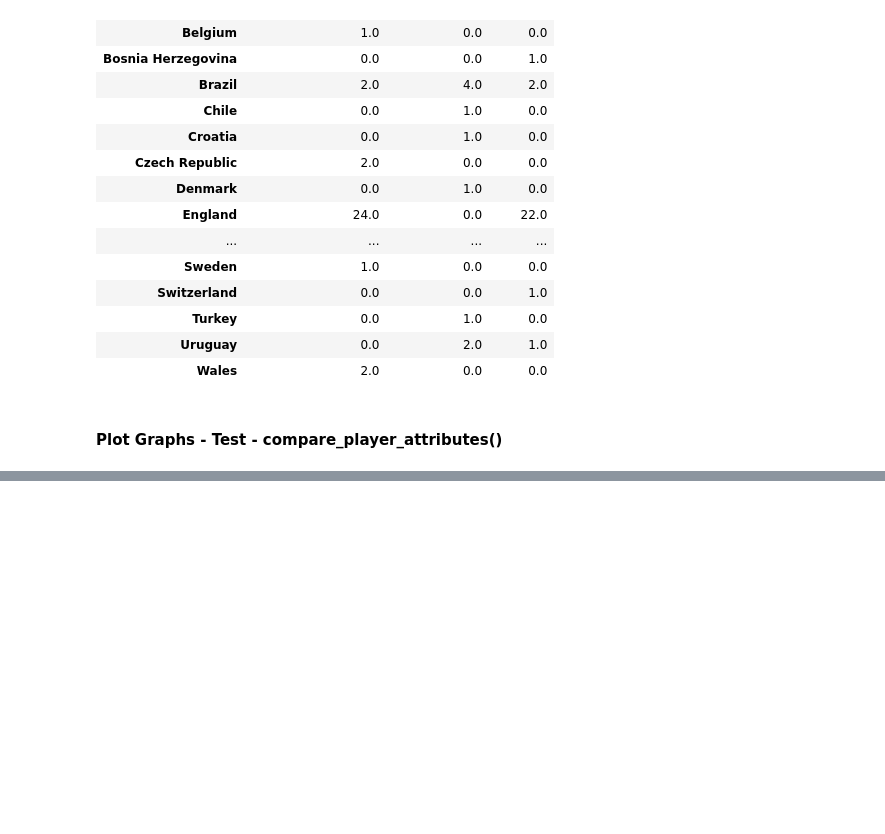
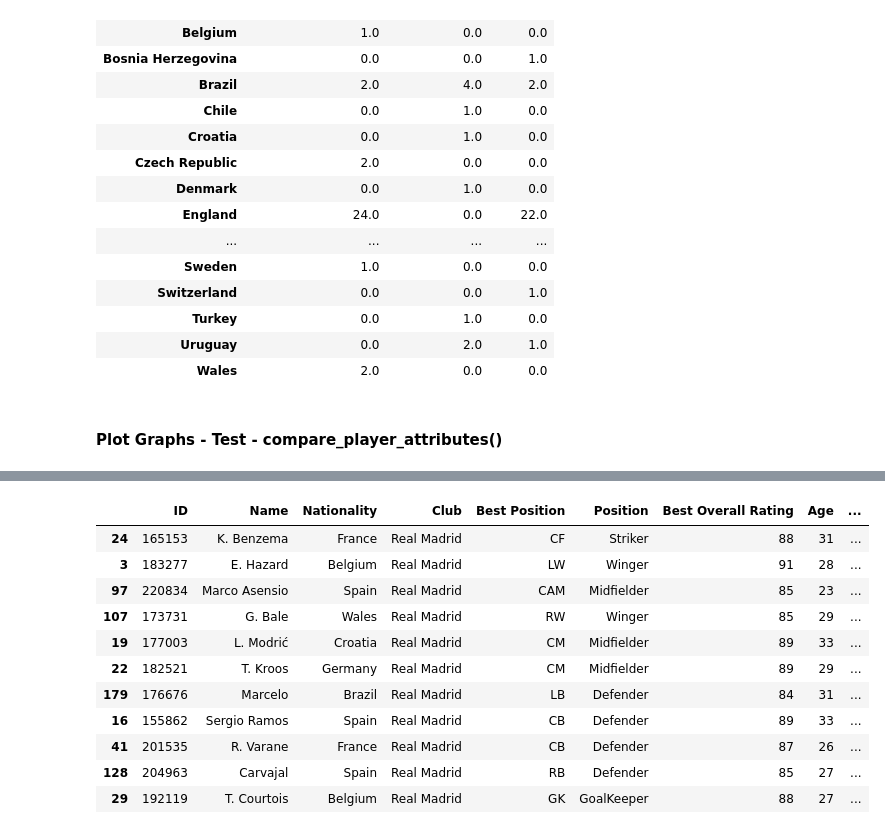
Before and after one commit to gokulnathperiasamy/FIFA2020_DataAnalysis, a Jupyter notebook: Notebook/FIFA2020DataAnalysis.ipynb, the cells around one changed output, grey strips where cells are left out. Cells and saved outputs as stored; diff of their text form; code cells hidden in the pictures; blank space fills up the shorter version.

Commit message:
Select Best Team based on Club or Country and Formation

```diff
--- a/Notebook/FIFA2020DataAnalysis.ipynb
+++ b/Notebook/FIFA2020DataAnalysis.ipynb
@@ -349,5 +349,5 @@ def compare_player_attributes(*player_id):
 # %%
-def select_best_team(club_name, formation_name):
+def select_best_club_lineup(club_name, formation_name):
     selected_club_player_list = get_player_by_club(club_name)
     filtered_positions = get_list_filtered_postions(formation_name)
     pd_selected_players = pd.DataFrame()
@@ -415,0 +415,15 @@ select_best_team("Manchester United", formation_4231)
+# %%
+select_best_club_lineup("Real Madrid", formation_4231)
+# %% [output]
+|  | ID | Name | Nationality | Club | Best Position | Position | Best Overall Rating | Age | ... |
+| 24 | 165153 | K. Benzema | France | Real Madrid | CF | Striker | 88 | 31 | ... |
+| 3 | 183277 | E. Hazard | Belgium | Real Madrid | LW | Winger | 91 | 28 | ... |
+| 97 | 220834 | Marco Asensio | Spain | Real Madrid | CAM | Midfielder | 85 | 23 | ... |
+| 107 | 173731 | G. Bale | Wales | Real Madrid | RW | Winger | 85 | 29 | ... |
+| 19 | 177003 | L. Modrić | Croatia | Real Madrid | CM | Midfielder | 89 | 33 | ... |
+| 22 | 182521 | T. Kroos | Germany | Real Madrid | CM | Midfielder | 89 | 29 | ... |
+| 179 | 176676 | Marcelo | Brazil | Real Madrid | LB | Defender | 84 | 31 | ... |
+| 16 | 155862 | Sergio Ramos | Spain | Real Madrid | CB | Defender | 89 | 33 | ... |
+| 41 | 201535 | R. Varane | France | Real Madrid | CB | Defender | 87 | 26 | ... |
+| 128 | 204963 | Carvajal | Spain | Real Madrid | RB | Defender | 85 | 27 | ... |
+| 29 | 192119 | T. Courtois | Belgium | Real Madrid | GK | GoalKeeper | 88 | 27 | ... |
```
Also changed, not shown: parts of 7 cells of this notebook.
